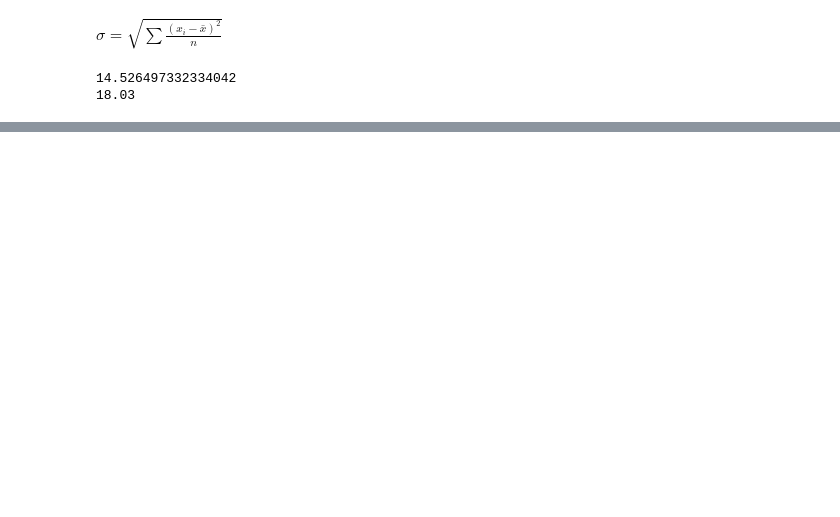
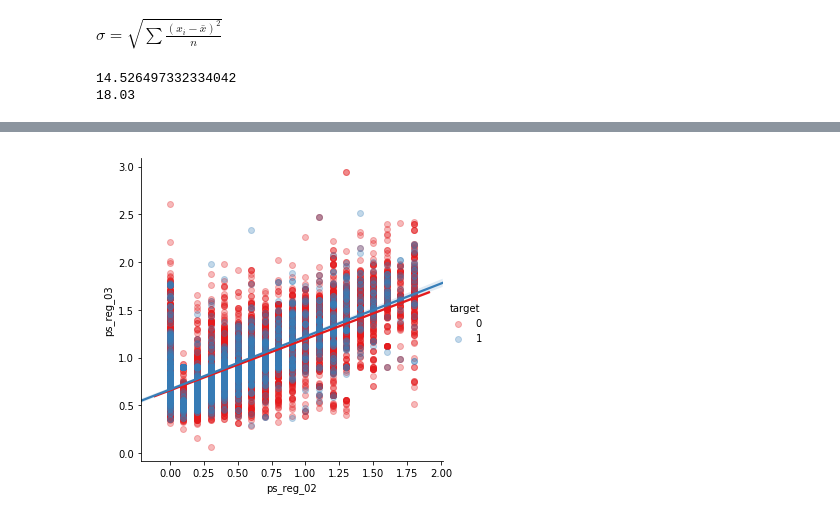
Before and after one commit to khouri/Aulas_Senac, a Jupyter notebook: IoT/Aulas_Fonte_Professor/Aula03/jupyternotebook/python 101.ipynb, the cells around one changed output, grey strips where cells are left out. Drawn from its saved outputs; the diff is of its cells as text; code cells hidden in the pictures; blank space fills up the shorter version.

```diff
--- a/IoT/Aulas_Fonte_Professor/Aula03/jupyternotebook/python 101.ipynb
+++ b/IoT/Aulas_Fonte_Professor/Aula03/jupyternotebook/python 101.ipynb
@@ -583,0 +1097,18 @@ print(round(example_series.std(), 2)) # round 1 figth! ;)   arredonda casas deci
+# %%
+from sklearn.impute import SimpleImputer
+
+# Dropping the variables with too many missing values
+vars_to_drop = ['ps_car_03_cat', 'ps_car_05_cat']
+trainPortoSeguro.drop(vars_to_drop, inplace=True, axis=1)
+meta.loc[(vars_to_drop),'keep'] = False  # Updating the meta
+
+# Fita com a média
+imp_mean = SimpleImputer(missing_values=-1, strategy='mean')
+imp_mode = SimpleImputer(missing_values=-1, strategy='most_frequent')
+
+# mean_imp = Imputer(missing_values=-1, strategy='mean', axis=0)
+# mode_imp = Imputer(missing_values=-1, strategy='most_frequent', axis=0)
+trainPortoSeguro['ps_reg_03'] = imp_mean.fit_transform(trainPortoSeguro[['ps_reg_03']]).ravel()
+trainPortoSeguro['ps_car_12'] = imp_mean.fit_transform(trainPortoSeguro[['ps_car_12']]).ravel()
+trainPortoSeguro['ps_car_14'] = imp_mean.fit_transform(trainPortoSeguro[['ps_car_14']]).ravel()
+trainPortoSeguro['ps_car_11'] = imp_mean.fit_transform(trainPortoSeguro[['ps_car_11']]).ravel()
@@ -583,0 +1197,7 @@ print(round(example_series.std(), 2)) # round 1 figth! ;)   arredonda casas deci
+# %%
+s = trainPortoSeguro.sample(frac=0.1)
+# %%
+sns.lmplot(x='ps_reg_02', y='ps_reg_03', data=s, hue='target', palette='Set1', scatter_kws={'alpha':0.3})
+plt.show()
+# %% [output]
+[figure, added]
```
Also changed, not shown: parts of 94 cells of this notebook, 6 other files.
